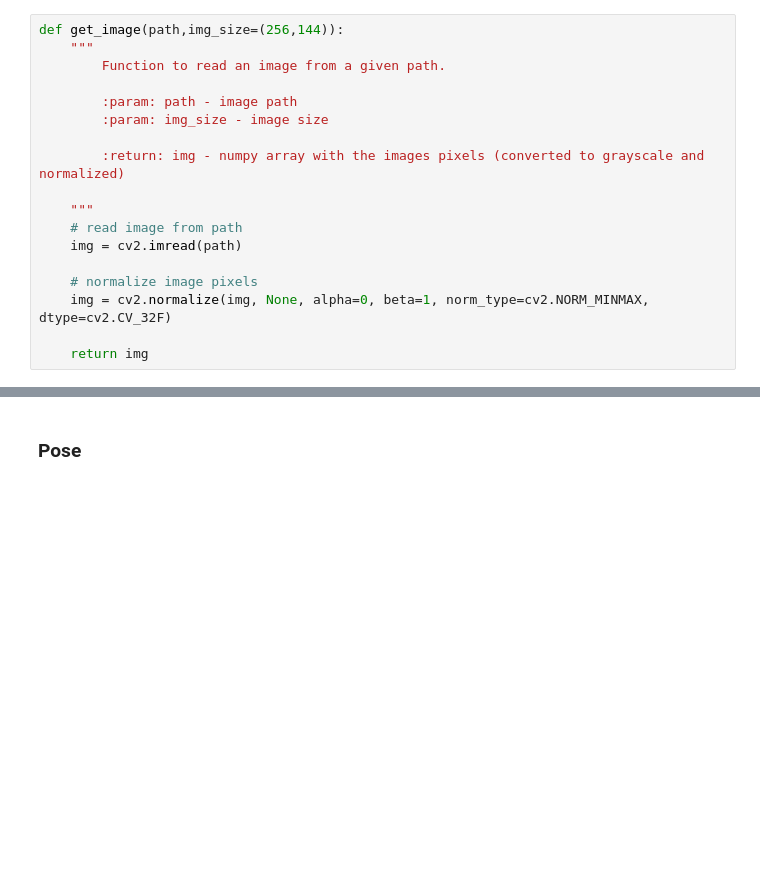
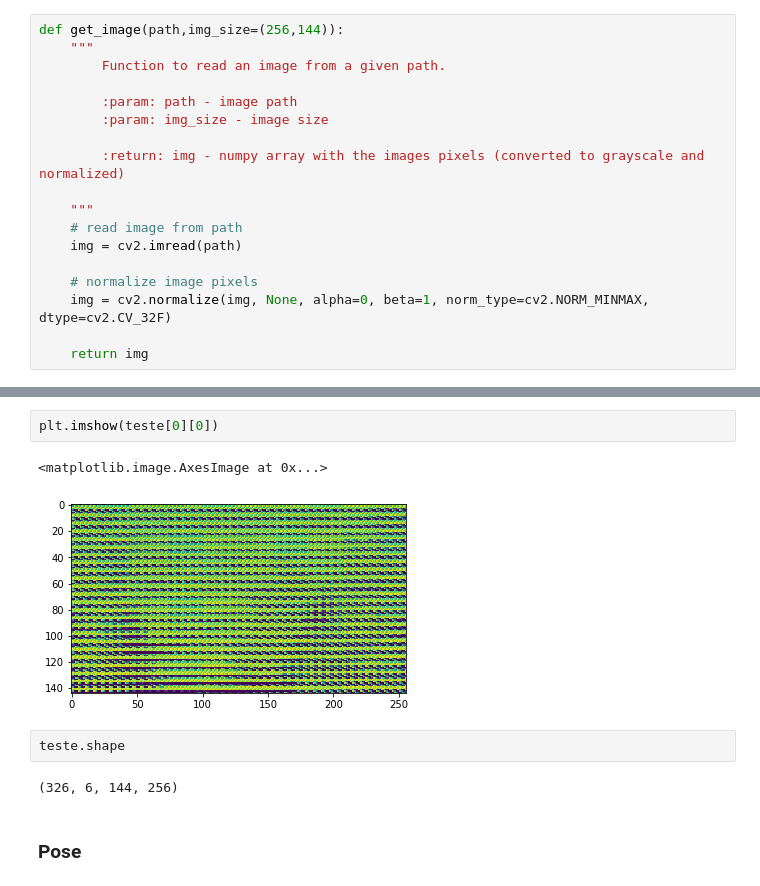
Before and after one commit to luizcartolano2/mc907-mobile-robotics, a Jupyter notebook: project4-deep-vo.ipynb, the cells around one changed output, grey strips where cells are left out. Cells and saved outputs as stored; diff of their text form; blank space fills up the shorter version.

```diff
--- a/project4-deep-vo.ipynb
+++ b/project4-deep-vo.ipynb
@@ -113,3 +222,12 @@ def load_images(img_dir, img_size):
+# %%
+plt.imshow(teste[0][0])
+# %% [output]
+<matplotlib.image.AxesImage at 0x...>
+[figure, added]
+# %%
+teste.shape
+# %% [output]
+(326, 6, 144, 256)
 # %% [markdown]
 ### Pose
 # %% [markdown]
```
Also changed, not shown: parts of 22 cells of this notebook.
